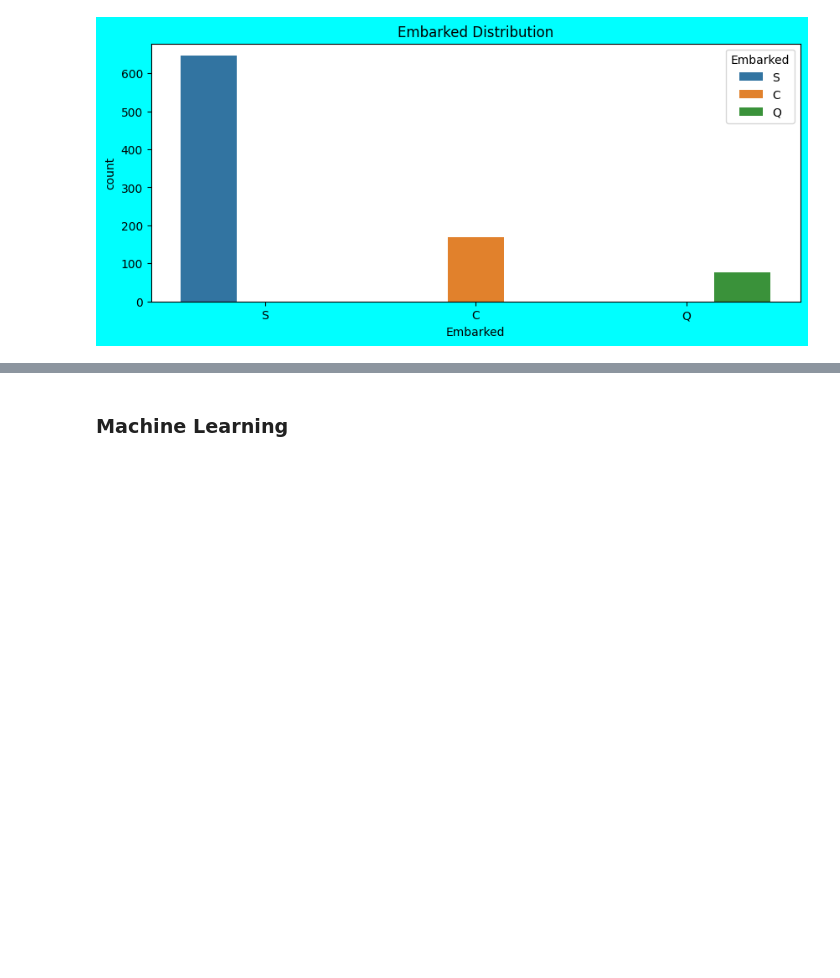
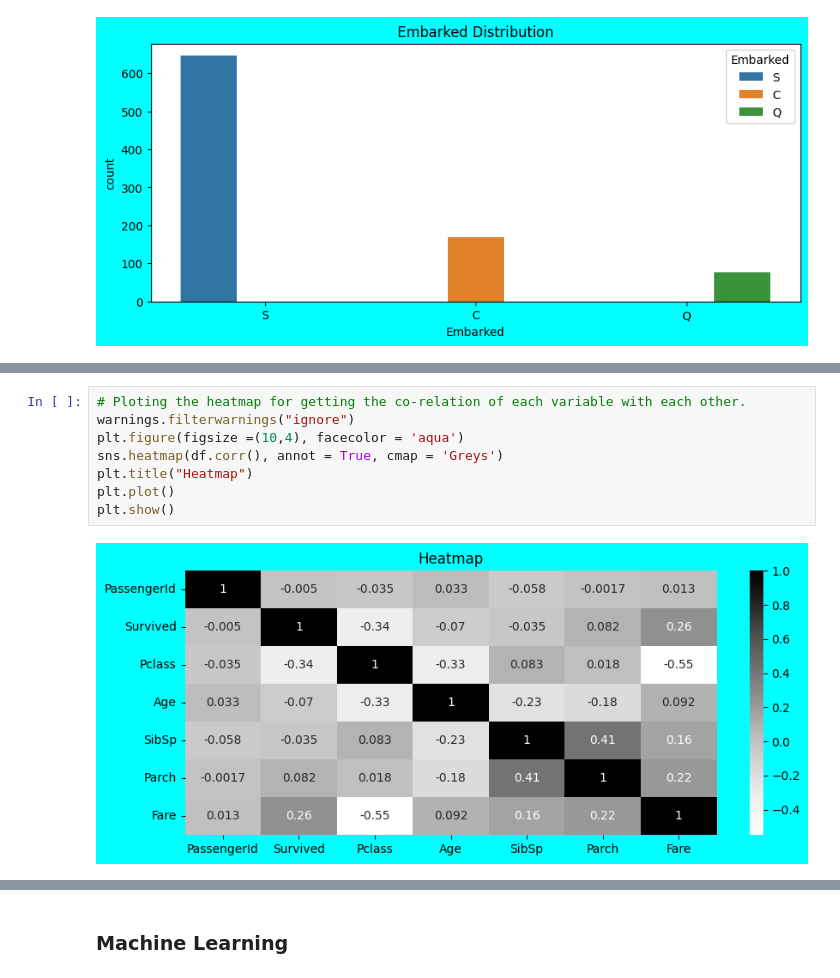
Before and after one commit to hmarathe420/Titanic_Classification, a Jupyter notebook: Titanic_Classification.ipynb, the cells around one changed output, grey strips where cells are left out. Saved outputs shown, nothing was run; the diff lists cells and outputs as text; blank space fills up the shorter version.

```diff
--- a/Titanic_Classification.ipynb
+++ b/Titanic_Classification.ipynb
@@ -236,0 +256,10 @@ plt.show()
+# %%
+# Ploting the heatmap for getting the co-relation of each variable with each other.
+warnings.filterwarnings("ignore")
+plt.figure(figsize =(10,4), facecolor = 'aqua')
+sns.heatmap(df.corr(), annot = True, cmap = 'Greys')
+plt.title("Heatmap")
+plt.plot()
+plt.show()
+# %% [output]
+[figure, added]
```
Also changed, not shown: parts of 27 cells of this notebook.
